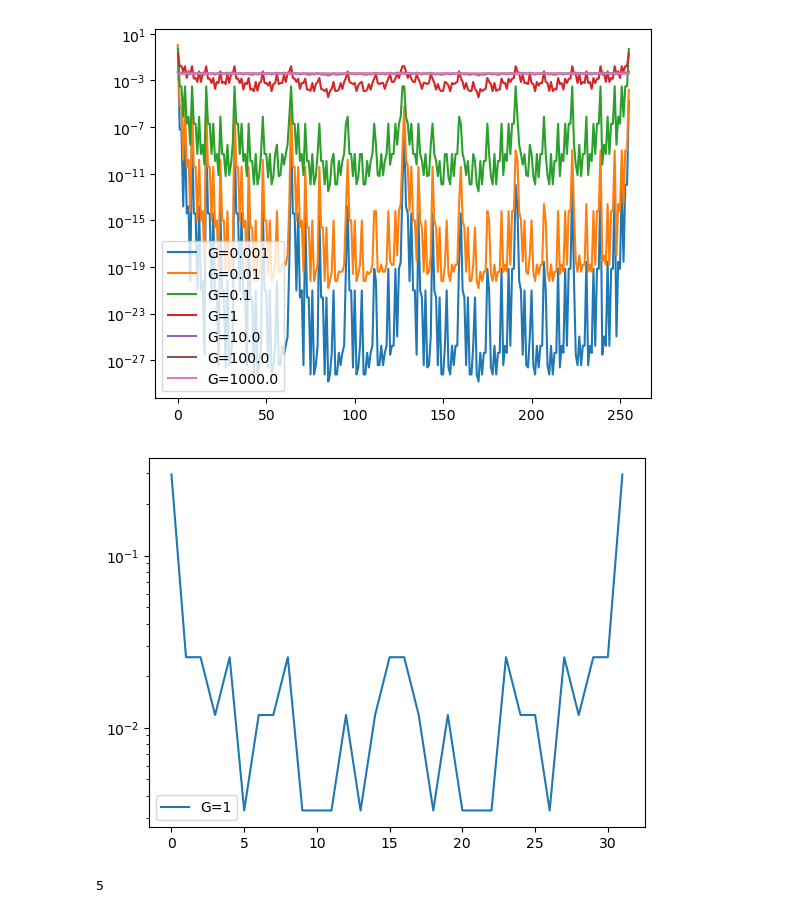
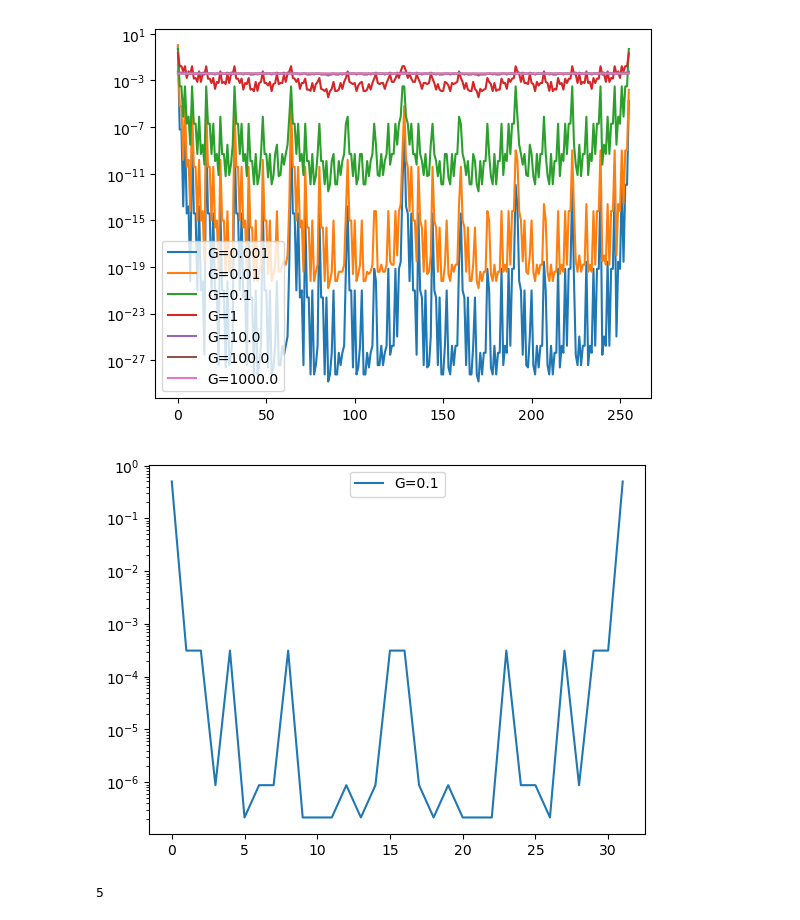
Before and after one commit to tlin06/kans_urop, a Jupyter notebook: gs_shapes.ipynb, the cells around one changed output. Cells and saved outputs as stored; diff of their text form; code cells hidden in the pictures.

```diff
--- a/gs_shapes.ipynb
+++ b/gs_shapes.ipynb
@@ -67,18 +67,18 @@ plt.show()
 # %%
 N = 5
 J = 1
-Gamma = 1
+Gamma = 0.1
 h = lib.TFIM_hamiltonian(N, J, Gamma)
 gs = h.eigenstates()[1][0]
 gs = np.squeeze(gs.full())
 states = [n for n in range(2 ** N)]
 distr = np.abs(gs) ** 2
 plt.plot(states, distr, label = f'G={Gamma}')
 plt.legend(loc = 'best')
 plt.yscale('log')
 plt.show()
 # %% [output]
-[figure, old version]
+[figure, new version]
 # %%
 def calc_bitdist(a, b, N):
     diffs = a ^ b
```
Also changed, not shown: parts of 22 cells of this notebook, 3 other files.
